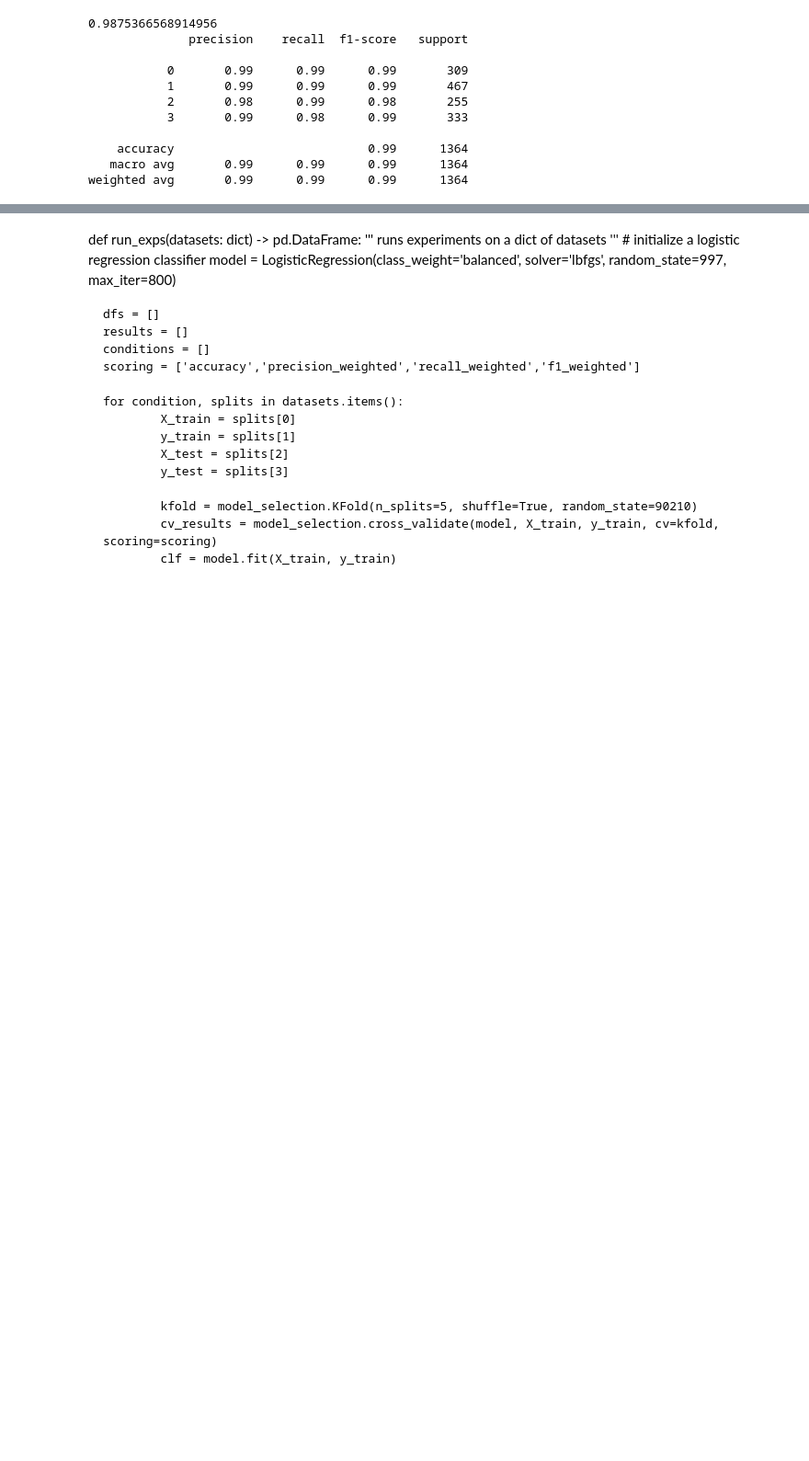
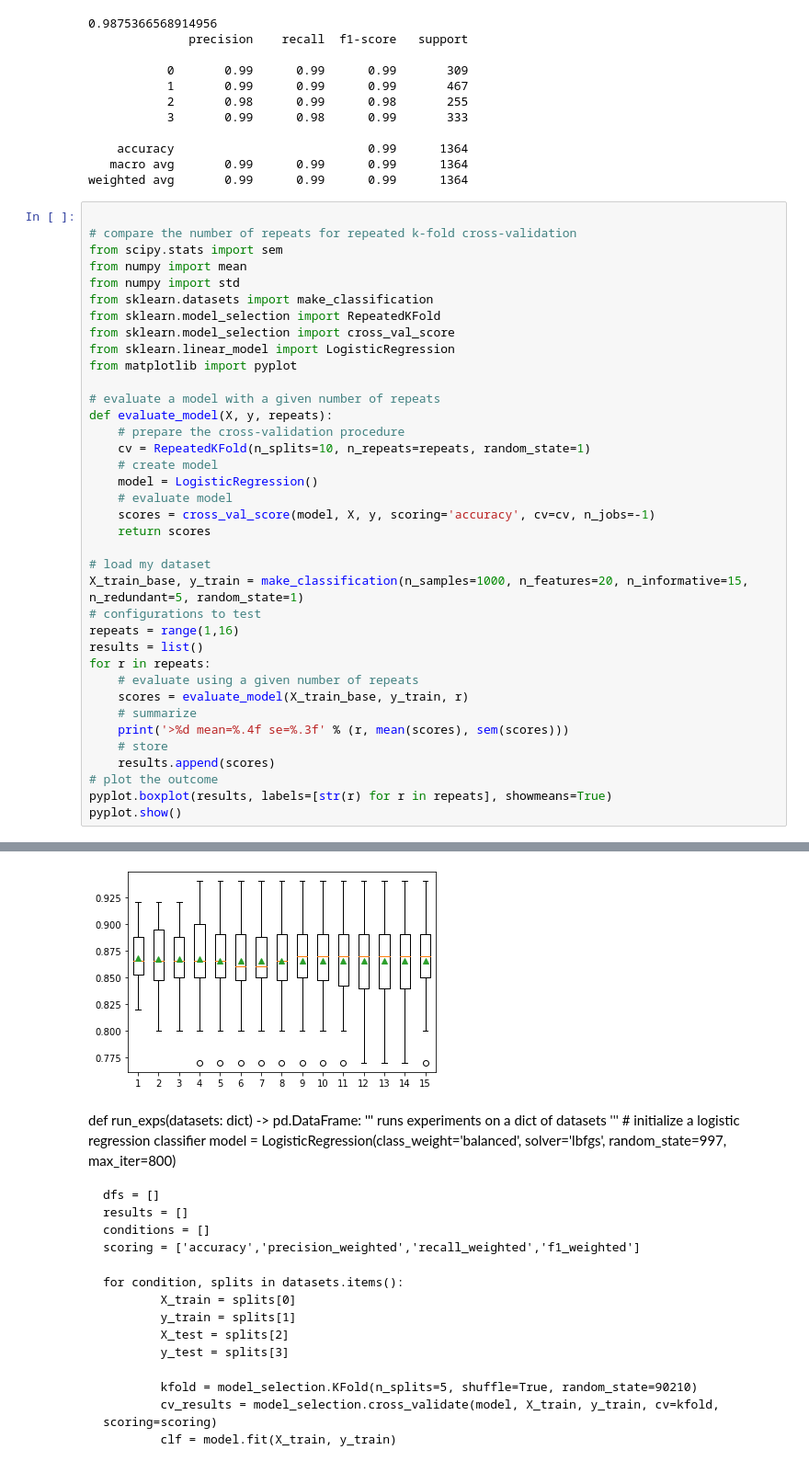
Before and after one commit to juanitacosmica/FinalProject_RoadTrippr, a Jupyter notebook: PCA_BK_noLocalHotel/Kfold_CValidation.ipynb, the cells around one changed output, grey strips where cells are left out. Shown: that part at 92% size. Drawn from its saved outputs; the diff is of its cells as text; blank space fills up the shorter version.

```diff
--- a/PCA_BK_noLocalHotel/Kfold_CValidation.ipynb
+++ b/PCA_BK_noLocalHotel/Kfold_CValidation.ipynb
@@ -156,3 +156,41 @@ print(classification_report(y_test, y_pred))
     accuracy                           0.99      1364
    macro avg       0.99      0.99      0.99      1364
 weighted avg       0.99      0.99      0.99      1364
+# %%
+
+# compare the number of repeats for repeated k-fold cross-validation
+from scipy.stats import sem
+from numpy import mean
+from numpy import std
+from sklearn.datasets import make_classification
+from sklearn.model_selection import RepeatedKFold
+from sklearn.model_selection import cross_val_score
+from sklearn.linear_model import LogisticRegression
+from matplotlib import pyplot
+
+# evaluate a model with a given number of repeats
+def evaluate_model(X, y, repeats):
+	# prepare the cross-validation procedure
+	cv = RepeatedKFold(n_splits=10, n_repeats=repeats, random_state=1)
+	# create model
+	model = LogisticRegression()
+	# evaluate model
+	scores = cross_val_score(model, X, y, scoring='accuracy', cv=cv, n_jobs=-1)
+	return scores
+
+# load my dataset
+X_train_base, y_train = make_classification(n_samples=1000, n_features=20, n_informative=15, n_redundant=5, random_state=1)
+# configurations to test
+repeats = range(1,16)
+results = list()
+for r in repeats:
+	# evaluate using a given number of repeats
+	scores = evaluate_model(X_train_base, y_train, r)
+	# summarize
+	print('>%d mean=%.4f se=%.3f' % (r, mean(scores), sem(scores)))
+	# store
+	results.append(scores)
+# plot the outcome
+pyplot.boxplot(results, labels=[str(r) for r in repeats], showmeans=True)
+pyplot.show()
+# %% [output]
@@ -159,3 +229,4 @@ weighted avg       0.99      0.99      0.99      1364
+[figure, added]
 # %% [markdown]
 
 
```
Also changed, not shown: parts of 1 cell of this notebook.
